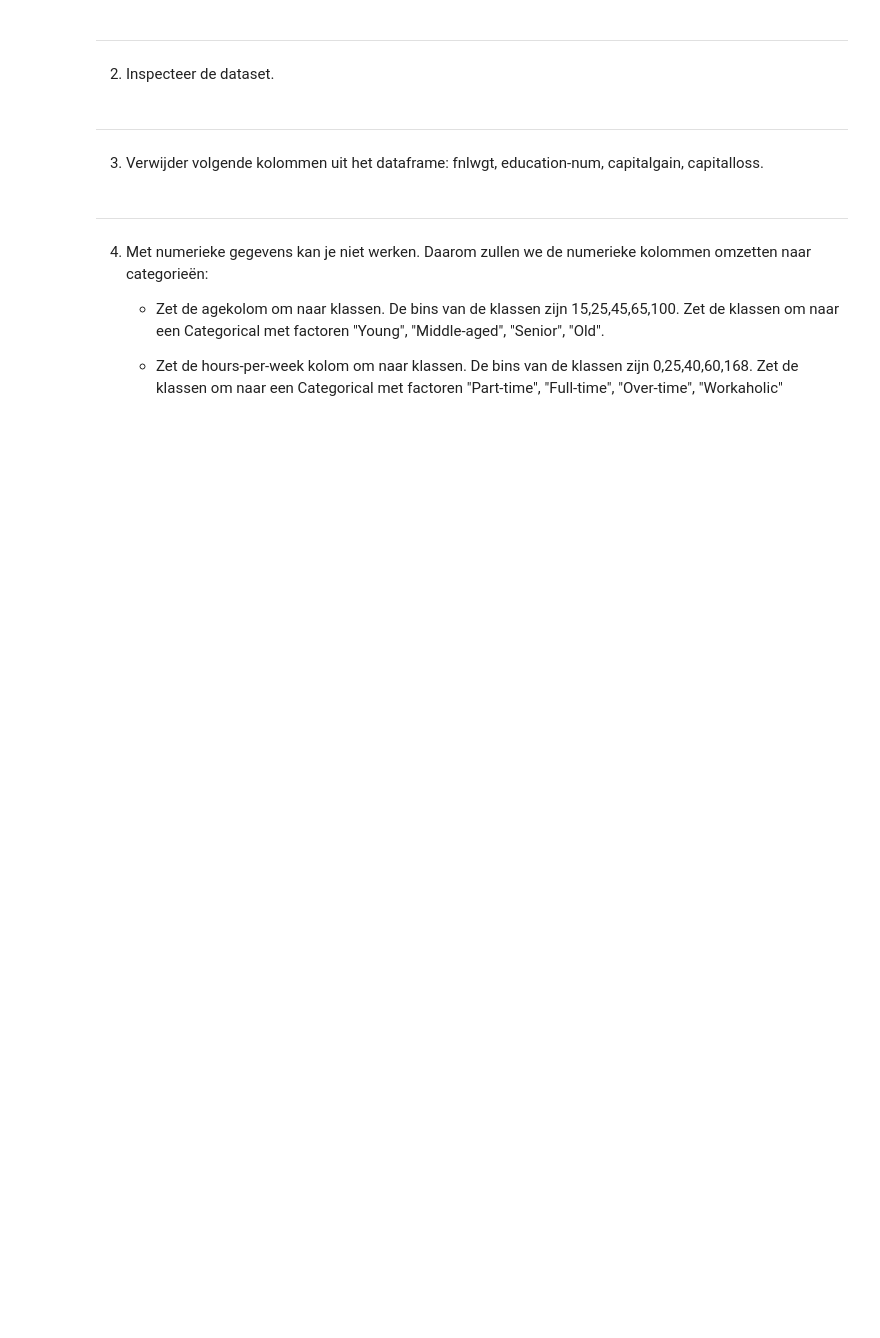
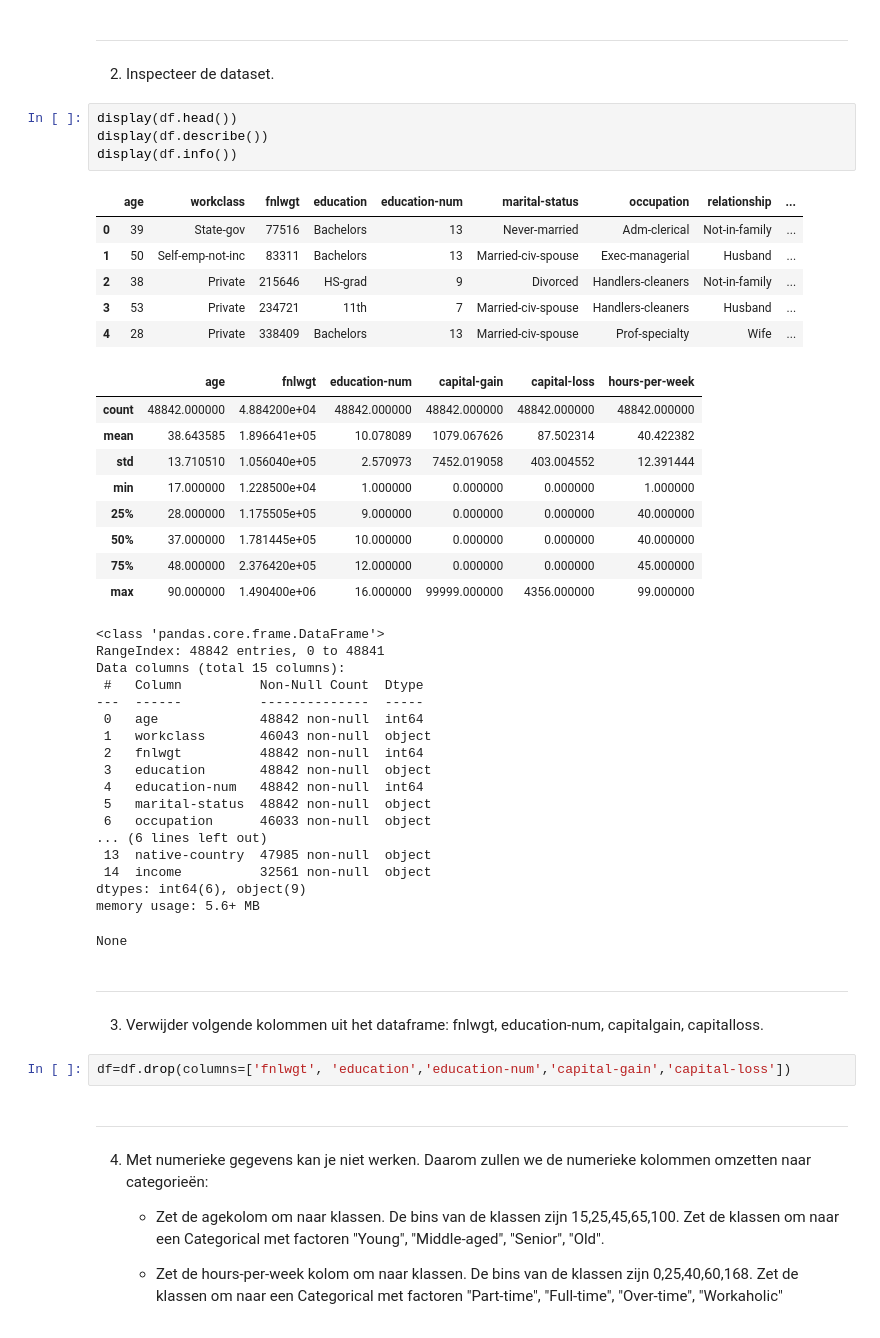
Before and after one commit to f1ntch/datasience2, a Jupyter notebook: w3_assiosiationrules/oefening 1.ipynb, the cells around one changed output. Cells and saved outputs as stored; diff of their text form; blank space fills up the shorter version.

```diff
--- a/w3_assiosiationrules/oefening 1.ipynb
+++ b/w3_assiosiationrules/oefening 1.ipynb
@@ -9,10 +28,50 @@ De UCI Machine Learning Repository bevat verschillende datasets, ook de zogenaam
 ---
 
 2. Inspecteer de dataset.
+# %%
+display(df.head())
+display(df.describe())
+display(df.info())
+# %% [output]
+|  | age | workclass | fnlwgt | education | education-num | marital-status | occupation | relationship | ... |
+| 0 | 39 | State-gov | 77516 | Bachelors | 13 | Never-married | Adm-clerical | Not-in-family | ... |
+| 1 | 50 | Self-emp-not-inc | 83311 | Bachelors | 13 | Married-civ-spouse | Exec-managerial | Husband | ... |
+| 2 | 38 | Private | 215646 | HS-grad | 9 | Divorced | Handlers-cleaners | Not-in-family | ... |
+| 3 | 53 | Private | 234721 | 11th | 7 | Married-civ-spouse | Handlers-cleaners | Husband | ... |
+| 4 | 28 | Private | 338409 | Bachelors | 13 | Married-civ-spouse | Prof-specialty | Wife | ... |
+|  | age | fnlwgt | education-num | capital-gain | capital-loss | hours-per-week |
+| count | 48842.000000 | 4.884200e+04 | 48842.000000 | 48842.000000 | 48842.000000 | 48842.000000 |
+| mean | 38.643585 | 1.896641e+05 | 10.078089 | 1079.067626 | 87.502314 | 40.422382 |
+| std | 13.710510 | 1.056040e+05 | 2.570973 | 7452.019058 | 403.004552 | 12.391444 |
+| min | 17.000000 | 1.228500e+04 | 1.000000 | 0.000000 | 0.000000 | 1.000000 |
+| 25% | 28.000000 | 1.175505e+05 | 9.000000 | 0.000000 | 0.000000 | 40.000000 |
+| 50% | 37.000000 | 1.781445e+05 | 10.000000 | 0.000000 | 0.000000 | 40.000000 |
+| 75% | 48.000000 | 2.376420e+05 | 12.000000 | 0.000000 | 0.000000 | 45.000000 |
+| max | 90.000000 | 1.490400e+06 | 16.000000 | 99999.000000 | 4356.000000 | 99.000000 |
+<class 'pandas.core.frame.DataFrame'>
+RangeIndex: 48842 entries, 0 to 48841
+Data columns (total 15 columns):
+ #   Column          Non-Null Count  Dtype
+---  ------          --------------  -----
+ 0   age             48842 non-null  int64
+ 1   workclass       46043 non-null  object
+ 2   fnlwgt          48842 non-null  int64
+ 3   education       48842 non-null  object
+ 4   education-num   48842 non-null  int64
+ 5   marital-status  48842 non-null  object
+ 6   occupation      46033 non-null  object
+... (6 lines left out)
+ 13  native-country  47985 non-null  object
+ 14  income          32561 non-null  object
+dtypes: int64(6), object(9)
+memory usage: 5.6+ MB
+None
 # %% [markdown]
 ---
 
 3. Verwijder volgende kolommen uit het dataframe: fnlwgt, education-num, capitalgain, capitalloss.
+# %%
+df=df.drop(columns=['fnlwgt', 'education','education-num','capital-gain','capital-loss'])
 # %% [markdown]
 ---
 
```
Also changed, not shown: parts of 14 cells of this notebook, 10 other files.
